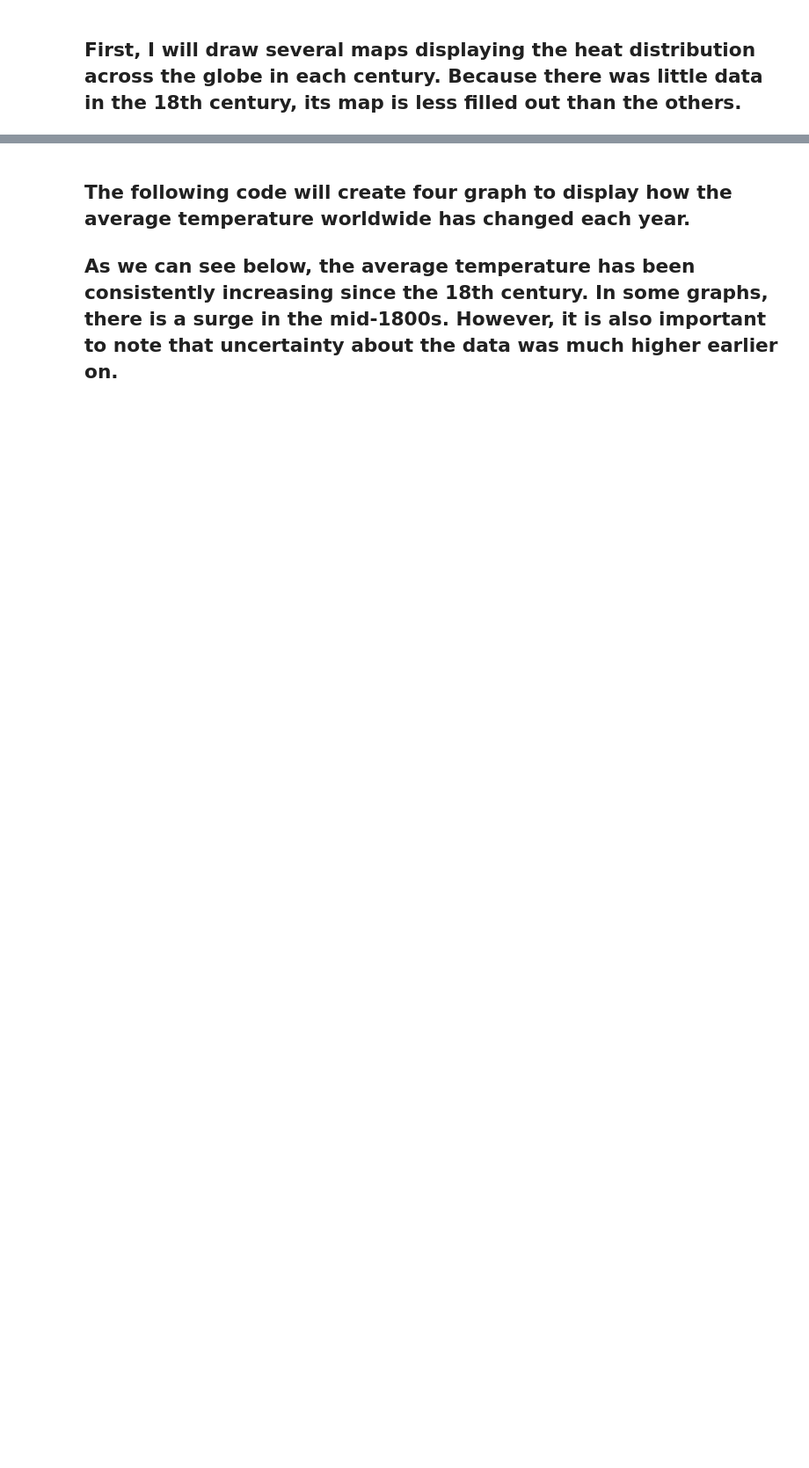
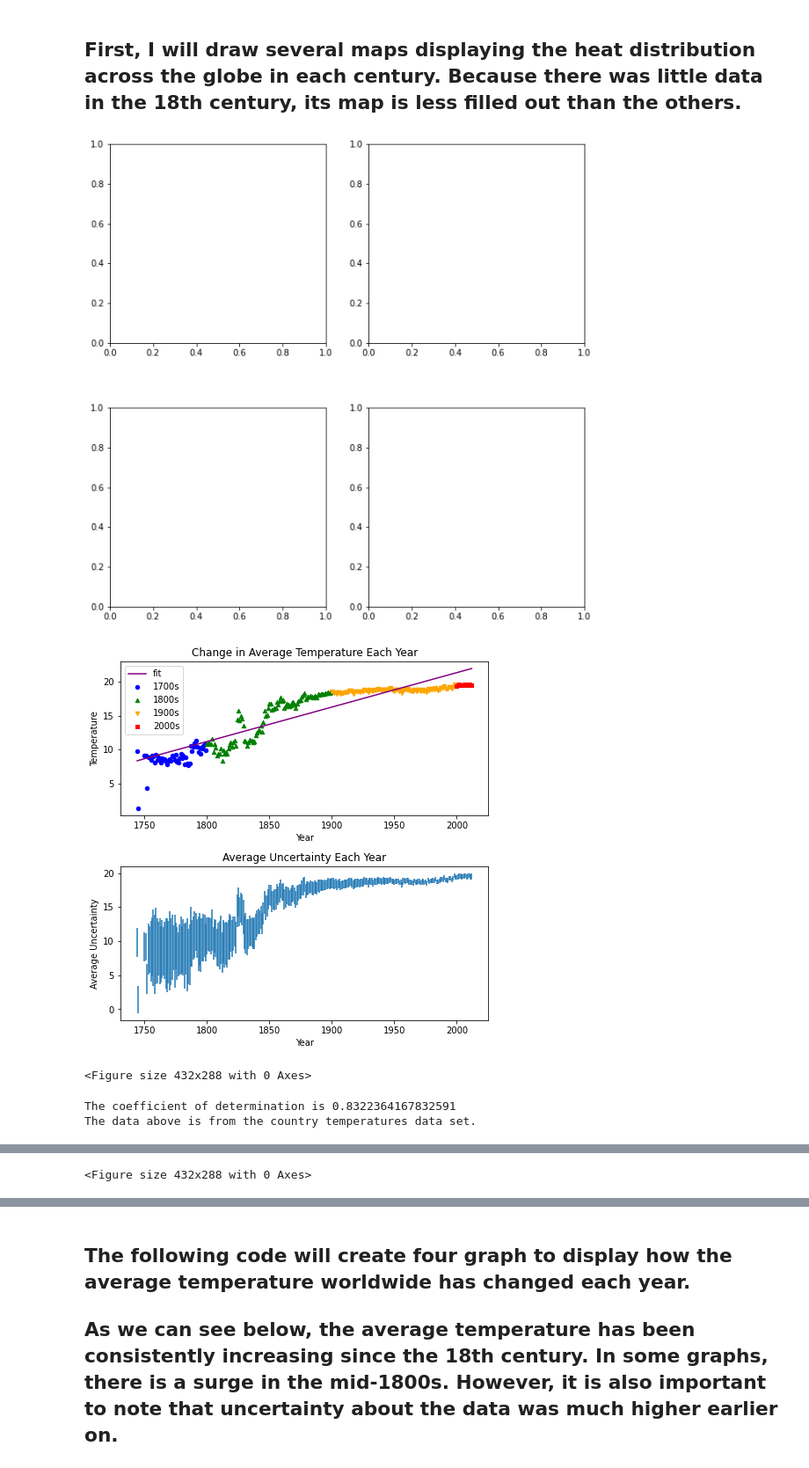
Before and after one commit to mrrehani/Climate-Change-Analysis, a Jupyter notebook: Climate Change Earth Surface Temperature Data.ipynb, the cells around one changed output, grey strips where cells are left out. Shown at 88% size. Saved outputs shown, nothing was run; the diff lists cells and outputs as text; code cells hidden in the pictures; blank space fills up the shorter version.

```diff
--- a/Climate Change Earth Surface Temperature Data.ipynb
+++ b/Climate Change Earth Surface Temperature Data.ipynb
@@ -20,3 +26,15 @@ city_temps=pd.read_csv("GlobalLandTemperaturesByCity.csv")
 city_temps_average=city_temps.groupby("dt").mean()
 # %% [markdown]
 ## First, I will draw several maps displaying the heat distribution across the globe in each century. Because there was little data in the 18th century, its map is less filled out than the others.
+# %%
+fig, timeAxs=plt.subplots(2,2, figsize=(10,10))
+plt.subplots_adjust(hspace=.33)
+#Graphing the average temperature and uncertainty across different data sets.
+TG = TemperatureGrapher()
+TG.graph_data(country_temps_average, "AverageTemperature", "AverageTemperatureUncertainty","country temperatures",timeAxs)
+# %% [output]
+[figure, added]
+[figure, added]
+<Figure size 432x288 with 0 Axes>
+The coefficient of determination is 0.8322364167832591
+The data above is from the country temperatures data set.
@@ -22,0 +42 @@ city_temps_average=city_temps.groupby("dt").mean()
+<Figure size 432x288 with 0 Axes>
```
Also changed, not shown: parts of 8 cells of this notebook, 1 other file.
